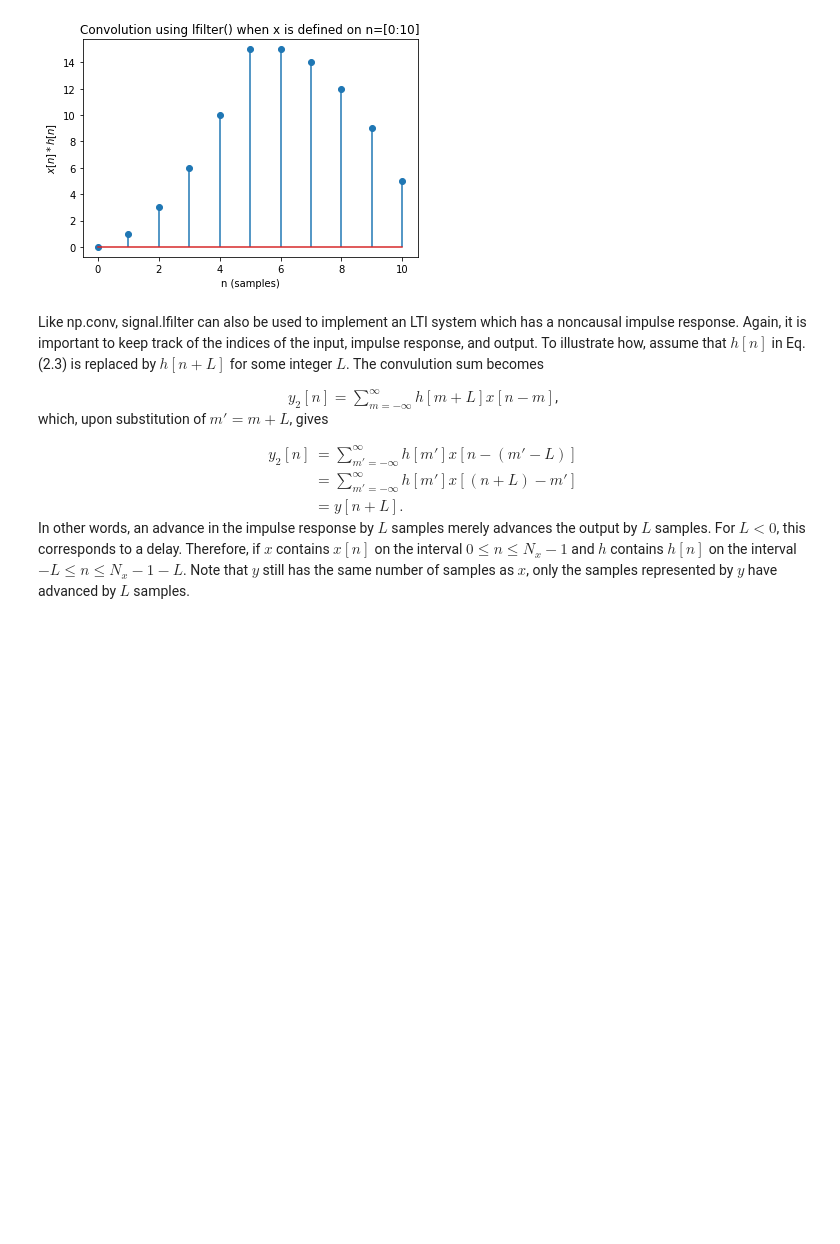
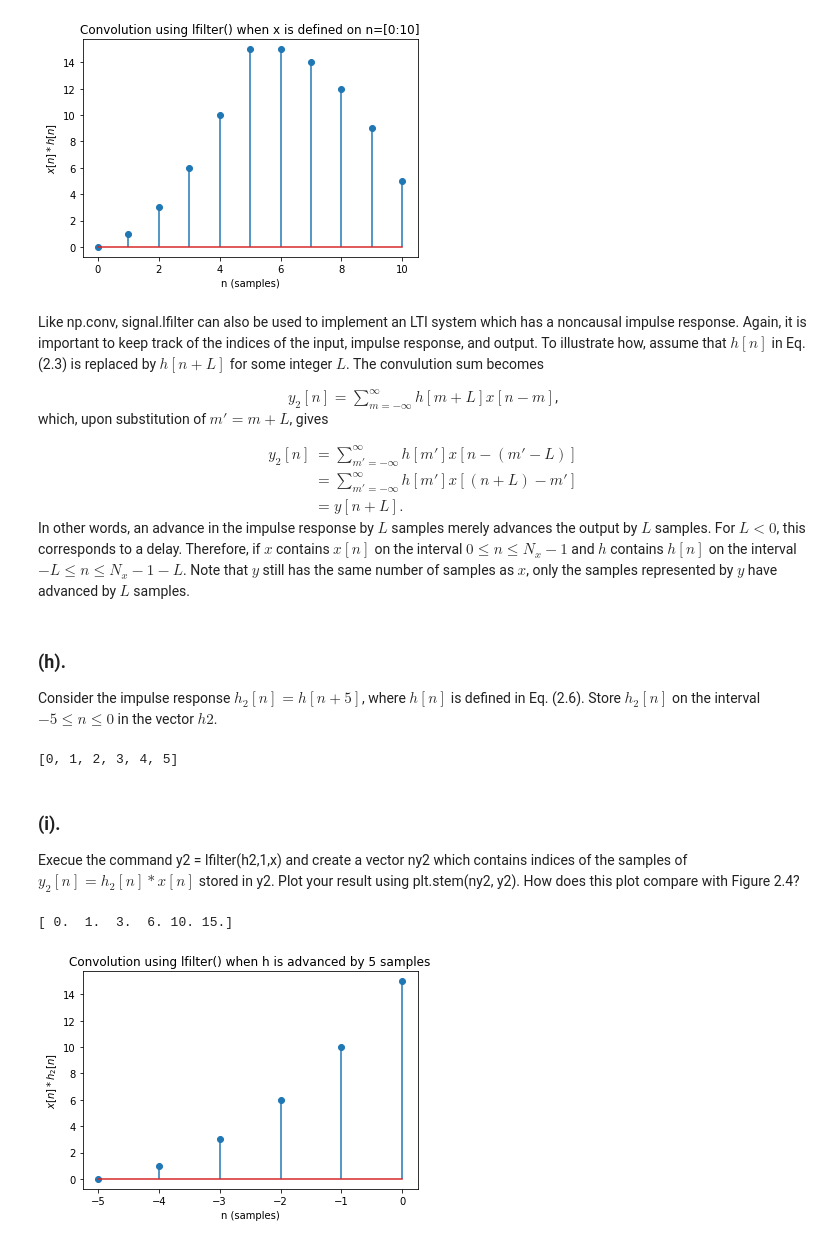
Before and after one commit to blanterman/CompExpInSS, a Jupyter notebook: Ch2_LinearTimeInvariantSystems/Section 2.2 Tutorial - scipy.signal.lfilter().ipynb, the cells around one changed output. Cells and saved outputs as stored; diff of their text form; code cells hidden in the pictures; blank space fills up the shorter version.

```diff
--- a/Ch2_LinearTimeInvariantSystems/Section 2.2 Tutorial - scipy.signal.lfilter().ipynb
+++ b/Ch2_LinearTimeInvariantSystems/Section 2.2 Tutorial - scipy.signal.lfilter().ipynb
@@ -97,11 +97,11 @@ To illustrate how to use lfilter to implement a discrete-time confolution, consi
 ### (e).
 Store $x[n]$ and $h[n]$ on the interval $0 \le n \le 5$ in the vectors $x$ and $h$
 # %%
-n = np.arange(0,6)
+nx = np.arange(0,6)
 # This is from equation 2.5 in section 2.1
-x = [1 for val in n]
+x = [1 for val in nx]
 # Equation 2.6 section 2.1
-h = [val for val in n]
+h = [val for val in nx]
 print(h)
 # %% [output]
 [0, 1, 2, 3, 4, 5]
@@ -163,3 +163,28 @@ $
 </center>
 
 In other words, an advance in the impulse response by $L$ samples merely advances the output by $L$ samples. For $L < 0$, this corresponds to a delay. Therefore, if $x$ contains $x[n]$ on the interval $0 \le n \le N_x - 1$ and $h$ contains $h[n]$ on the interval $-L \le n \le N_x - 1 - L$. Note that $y$ still has the same number of samples as $x$, only the samples represented by $y$ have advanced by $L$ samples.
+# %% [markdown]
+### (h).
+
+Consider the impulse response $h_2[n] =  h[n+5]$, where $h[n]$ is defined in Eq. (2.6). Store $h_2[n]$ on the interval $-5 \le n \le 0$ in the vector $h2$.
+# %%
+nh2 = np.arange(-5,1)
+h2 = [0,1,2,3,4,5]
+print(h2)
+# %% [output]
+[0, 1, 2, 3, 4, 5]
+# %% [markdown]
+### (i).
+
+Execue the command y2 = lfilter(h2,1,x) and create a vector ny2 which contains indices of the samples of $y_2[n] = h_2[n] * x[n]$ stored in y2. Plot your result using plt.stem(ny2, y2). How does this plot compare with Figure 2.4?
+# %%
+y2 = signal.lfilter(h2,[1.0],x)
+print(y2)
+plt.stem(n,y2)
+plt.xlabel("n (samples)")
+plt.ylabel("$x[n] * h_2[n]$")
+plt.title("Convolution using lfilter() when h is advanced by 5 samples")
+plt.show()
+# %% [output]
+[ 0.  1.  3.  6. 10. 15.]
+[figure, added]
```
Also changed, not shown: parts of 3 cells of this notebook, 1 other file.
